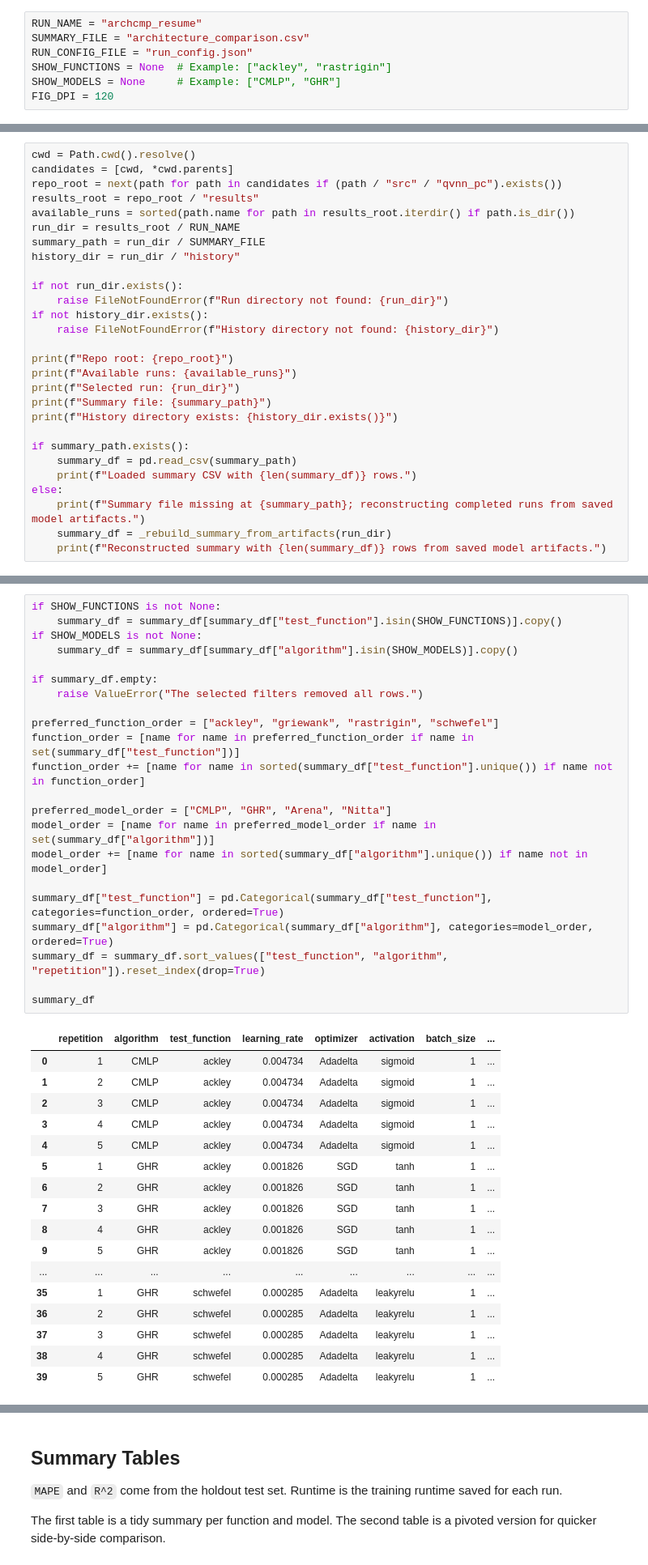
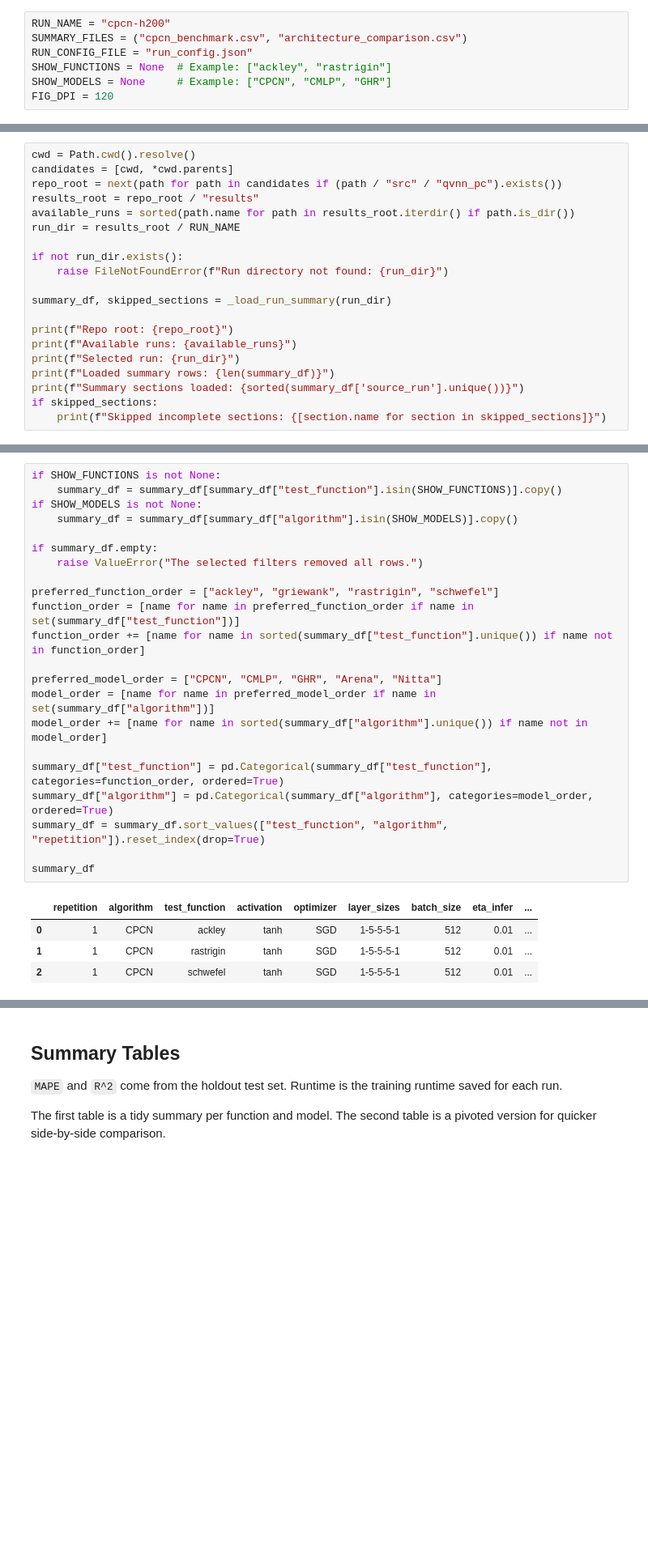
Before and after one commit to HorusXIV/PCQVNN, a Jupyter notebook: notebooks/06_analyze_runs.ipynb, the cells around one changed output, grey strips where cells are left out. Shown at 81% size. Drawn from its saved outputs; the diff is of its cells as text; blank space fills up the shorter version.

```diff
--- a/notebooks/06_analyze_runs.ipynb
+++ b/notebooks/06_analyze_runs.ipynb
@@ -49,8 +49,8 @@ from qvnn_pc.models import CMLPQuaternionMLP, GHRQuaternionMLP, quaternion_mae_l
 # %%
-RUN_NAME = "archcmp_resume"
-SUMMARY_FILE = "architecture_comparison.csv"
+RUN_NAME = "cpcn-h200"
+SUMMARY_FILES = ("cpcn_benchmark.csv", "architecture_comparison.csv")
 RUN_CONFIG_FILE = "run_config.json"
 SHOW_FUNCTIONS = None  # Example: ["ackley", "rastrigin"]
-SHOW_MODELS = None     # Example: ["CMLP", "GHR"]
+SHOW_MODELS = None     # Example: ["CPCN", "CMLP", "GHR"]
 FIG_DPI = 120
 # %%
@@ -217,26 +118,18 @@ repo_root = next(path for path in candidates if (path / "src" / "qvnn_pc").exist
 results_root = repo_root / "results"
 available_runs = sorted(path.name for path in results_root.iterdir() if path.is_dir())
 run_dir = results_root / RUN_NAME
-summary_path = run_dir / SUMMARY_FILE
-history_dir = run_dir / "history"
 
 if not run_dir.exists():
     raise FileNotFoundError(f"Run directory not found: {run_dir}")
-if not history_dir.exists():
-    raise FileNotFoundError(f"History directory not found: {history_dir}")
+
+summary_df, skipped_sections = _load_run_summary(run_dir)
 
 print(f"Repo root: {repo_root}")
 print(f"Available runs: {available_runs}")
 print(f"Selected run: {run_dir}")
-print(f"Summary file: {summary_path}")
-print(f"History directory exists: {history_dir.exists()}")
-
-if summary_path.exists():
-    summary_df = pd.read_csv(summary_path)
-    print(f"Loaded summary CSV with {len(summary_df)} rows.")
-else:
-    print(f"Summary file missing at {summary_path}; reconstructing completed runs from saved model artifacts.")
-    summary_df = _rebuild_summary_from_artifacts(run_dir)
-    print(f"Reconstructed summary with {len(summary_df)} rows from saved model artifacts.")
+print(f"Loaded summary rows: {len(summary_df)}")
+print(f"Summary sections loaded: {sorted(summary_df['source_run'].unique())}")
+if skipped_sections:
+    print(f"Skipped incomplete sections: {[section.name for section in skipped_sections]}")
 # %% [output]
 Repo root: /home/lukas/src/Sem4/OML/oml_fs2026/PCQVNN
@@ -248,40 +141,27 @@ Loaded summary CSV with 40 rows.
 # %%
 if SHOW_FUNCTIONS is not None:
     summary_df = summary_df[summary_df["test_function"].isin(SHOW_FUNCTIONS)].copy()
 if SHOW_MODELS is not None:
     summary_df = summary_df[summary_df["algorithm"].isin(SHOW_MODELS)].copy()
 
 if summary_df.empty:
     raise ValueError("The selected filters removed all rows.")
 
 preferred_function_order = ["ackley", "griewank", "rastrigin", "schwefel"]
 function_order = [name for name in preferred_function_order if name in set(summary_df["test_function"])]
 function_order += [name for name in sorted(summary_df["test_function"].unique()) if name not in function_order]
 
-preferred_model_order = ["CMLP", "GHR", "Arena", "Nitta"]
+preferred_model_order = ["CPCN", "CMLP", "GHR", "Arena", "Nitta"]
 model_order = [name for name in preferred_model_order if name in set(summary_df["algorithm"])]
 model_order += [name for name in sorted(summary_df["algorithm"].unique()) if name not in model_order]
 
 summary_df["test_function"] = pd.Categorical(summary_df["test_function"], categories=function_order, ordered=True)
 summary_df["algorithm"] = pd.Categorical(summary_df["algorithm"], categories=model_order, ordered=True)
 summary_df = summary_df.sort_values(["test_function", "algorithm", "repetition"]).reset_index(drop=True)
 
 summary_df
 # %% [output]
-|  | repetition | algorithm | test_function | learning_rate | optimizer | activation | batch_size | ... |
-| 0 | 1 | CMLP | ackley | 0.004734 | Adadelta | sigmoid | 1 | ... |
-| 1 | 2 | CMLP | ackley | 0.004734 | Adadelta | sigmoid | 1 | ... |
-| 2 | 3 | CMLP | ackley | 0.004734 | Adadelta | sigmoid | 1 | ... |
-| 3 | 4 | CMLP | ackley | 0.004734 | Adadelta | sigmoid | 1 | ... |
-| 4 | 5 | CMLP | ackley | 0.004734 | Adadelta | sigmoid | 1 | ... |
-| 5 | 1 | GHR | ackley | 0.001826 | SGD | tanh | 1 | ... |
-| 6 | 2 | GHR | ackley | 0.001826 | SGD | tanh | 1 | ... |
-| 7 | 3 | GHR | ackley | 0.001826 | SGD | tanh | 1 | ... |
-| 8 | 4 | GHR | ackley | 0.001826 | SGD | tanh | 1 | ... |
-| 9 | 5 | GHR | ackley | 0.001826 | SGD | tanh | 1 | ... |
-| ... | ... | ... | ... | ... | ... | ... | ... | ... |
-| 35 | 1 | GHR | schwefel | 0.000285 | Adadelta | leakyrelu | 1 | ... |
-| 36 | 2 | GHR | schwefel | 0.000285 | Adadelta | leakyrelu | 1 | ... |
-| 37 | 3 | GHR | schwefel | 0.000285 | Adadelta | leakyrelu | 1 | ... |
-| 38 | 4 | GHR | schwefel | 0.000285 | Adadelta | leakyrelu | 1 | ... |
-| 39 | 5 | GHR | schwefel | 0.000285 | Adadelta | leakyrelu | 1 | ... |
+|  | repetition | algorithm | test_function | activation | optimizer | layer_sizes | batch_size | eta_infer | ... |
+| 0 | 1 | CPCN | ackley | tanh | SGD | 1-5-5-5-1 | 512 | 0.01 | ... |
+| 1 | 1 | CPCN | rastrigin | tanh | SGD | 1-5-5-5-1 | 512 | 0.01 | ... |
+| 2 | 1 | CPCN | schwefel | tanh | SGD | 1-5-5-5-1 | 512 | 0.01 | ... |
```
Also changed, not shown: parts of 12 cells of this notebook, 2 other files.
